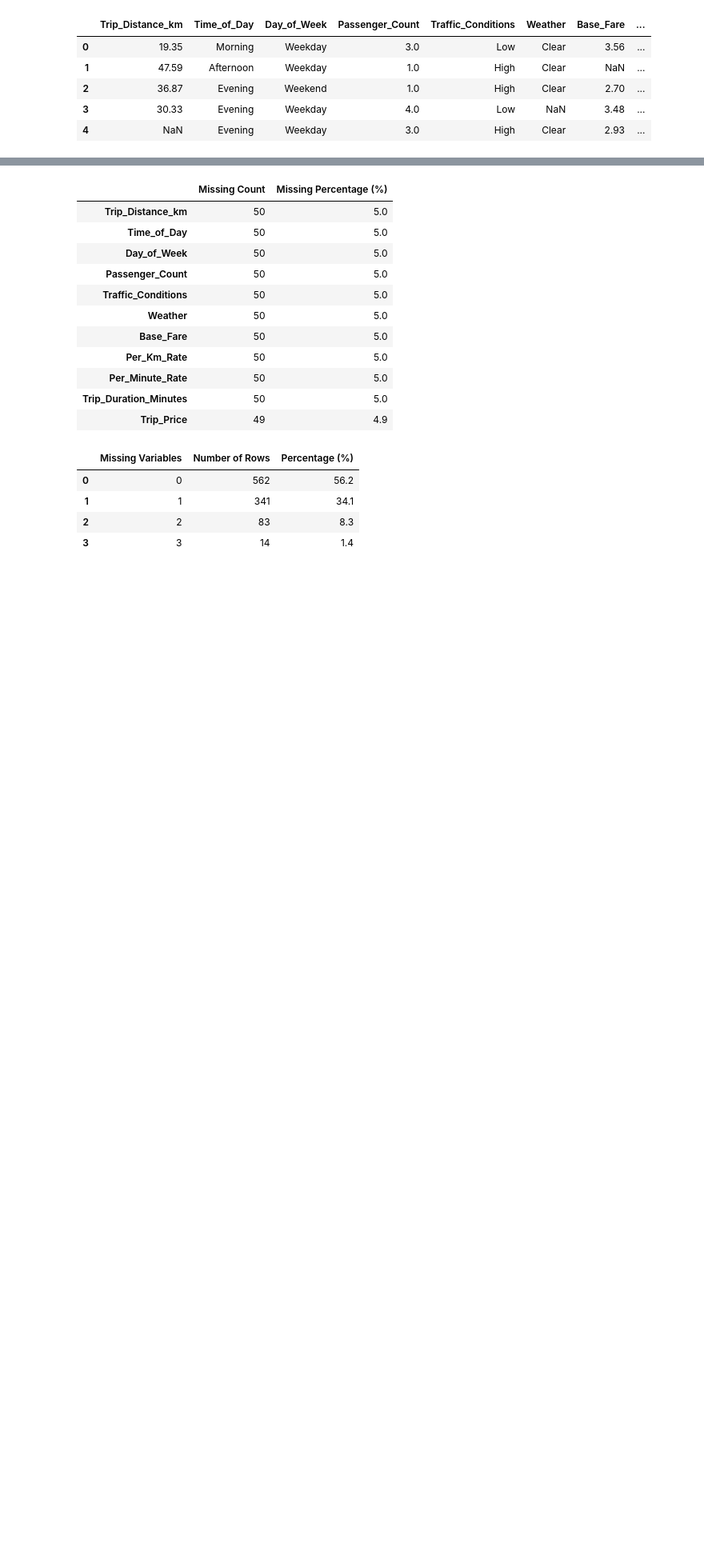
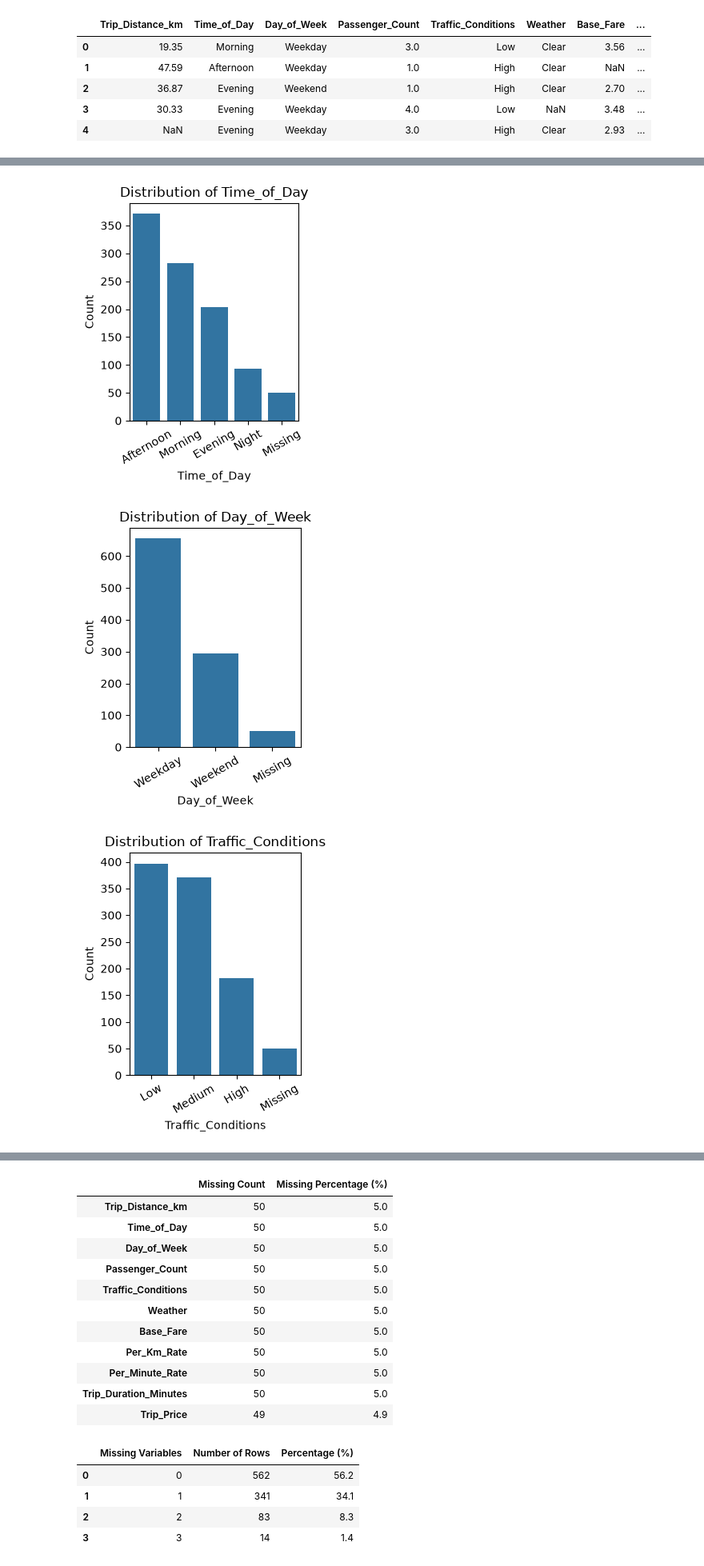
Before and after one commit to kurochan1901/115-1_Data-Analysis-and-Modeling, a Jupyter notebook: HW1/HW1.ipynb, the cells around one changed output, grey strips where cells are left out. Shown at 80% size. Cells and saved outputs as stored; diff of their text form; code cells hidden in the pictures; blank space fills up the shorter version.

```diff
--- a/HW1/HW1.ipynb
+++ b/HW1/HW1.ipynb
@@ -34,0 +170,29 @@ dtype: object
+# %%
+categorical_cols = [
+    "Time_of_Day",
+    "Day_of_Week",
+    "Traffic_Conditions",
+    "Weather"
+]
+
+for col in categorical_cols:
+    plot_data = df[col].fillna("Missing")
+
+    plt.figure(figsize=(3, 4))
+
+    sns.countplot(
+        x=plot_data,
+        order=plot_data.value_counts().index
+    )
+
+    plt.title(f"Distribution of {col}")
+    plt.xlabel(col)
+    plt.ylabel("Count")
+
+    plt.xticks(rotation=30)
+    plt.tight_layout()
+    plt.show()
+# %% [output]
+[figure, added]
+[figure, added]
+[figure, added]
```
Also changed, not shown: parts of 30 cells of this notebook.
